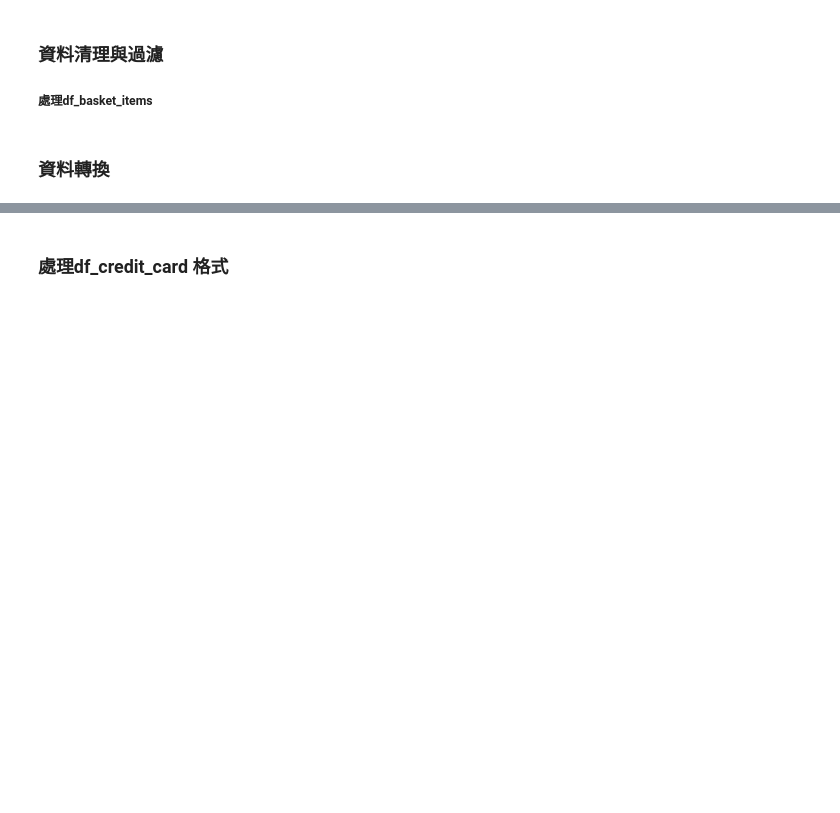
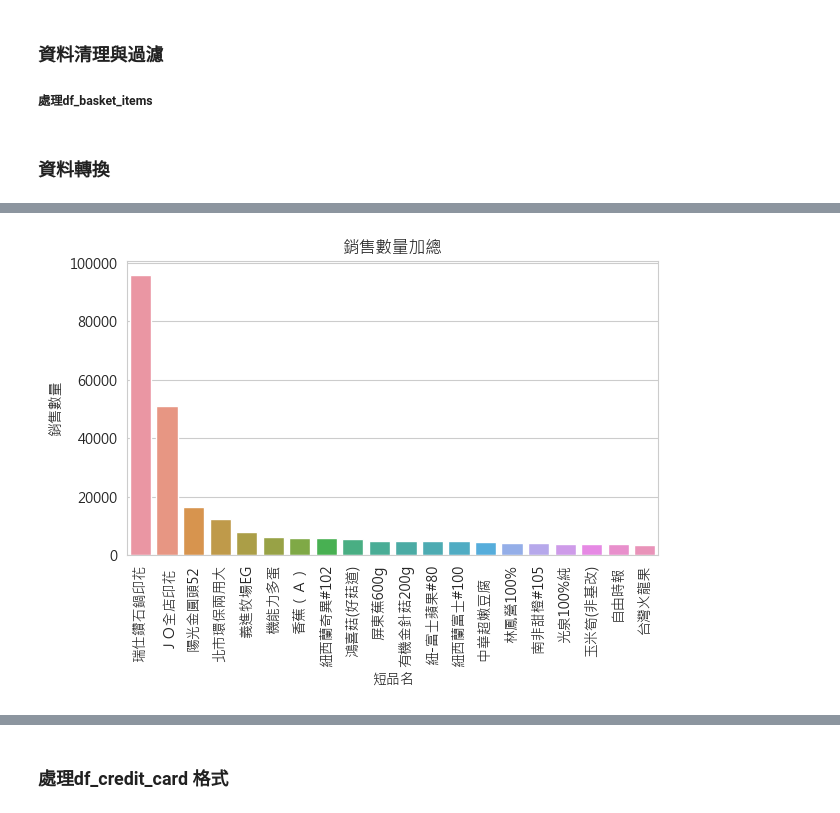
Before and after one commit to julia-hsueh/chaining, a Jupyter notebook: data_POS/chaining.ipynb, the cells around one changed output, grey strips where cells are left out. Cells and saved outputs as stored; diff of their text form; code cells hidden in the pictures; blank space fills up the shorter version.

```diff
--- a/data_POS/chaining.ipynb
+++ b/data_POS/chaining.ipynb
@@ -105,24 +145,30 @@ df_commodity_price.head(20)
 # %%
 import seaborn as sns
 import matplotlib.pyplot as plt
-sns.set_style("whitegrid",{"font.sans-serif":['Microsoft JhengHei']})
 
-# 使用groupby計算'銷售數量'加總
-df_grouped = df_basket_items.groupby('短品名')['銷售數量'].sum().reset_index().sort_values(by='銷售數量',ascending=False)
-df_grouped_top20 = df_grouped.head(20)
-# 使用Seaborn繪製條形圖
-sns.barplot(x='短品名', y='銷售數量', data=df_grouped_top20)
+sns.set_style("whitegrid", {"font.sans-serif": ['Microsoft JhengHei']})
+
+# 使用groupby計算'銷售數量'加總並繪製條形圖
+(df_basket_items
+ .groupby('短品名')['銷售數量']
+ .sum()
+ .reset_index()
+ .sort_values(by='銷售數量', ascending=False)
+ .head(20)
+ .pipe(lambda df: sns.barplot(x='短品名', y='銷售數量', data=df)))
 
 # 設定圖表標題和軸標籤
 plt.title('銷售數量加總')
 plt.xlabel('短品名')
 plt.ylabel('銷售數量')
 
 # 轉換X軸標籤為垂直方向
 plt.xticks(rotation=90)
 # 調整圖表大小，避免標籤重疊
 plt.tight_layout()
 
 # 顯示圖表
 plt.show()
+# %% [output]
+[figure, added]
 # %%
```
Also changed, not shown: parts of 14 cells of this notebook.
